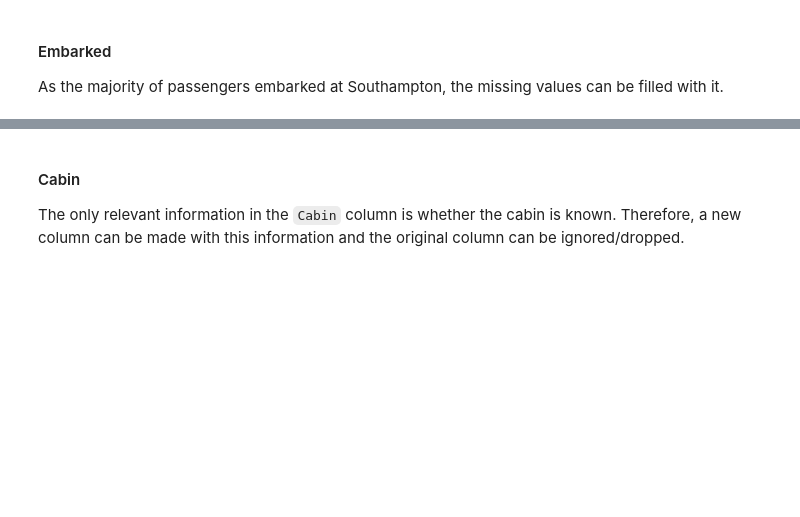
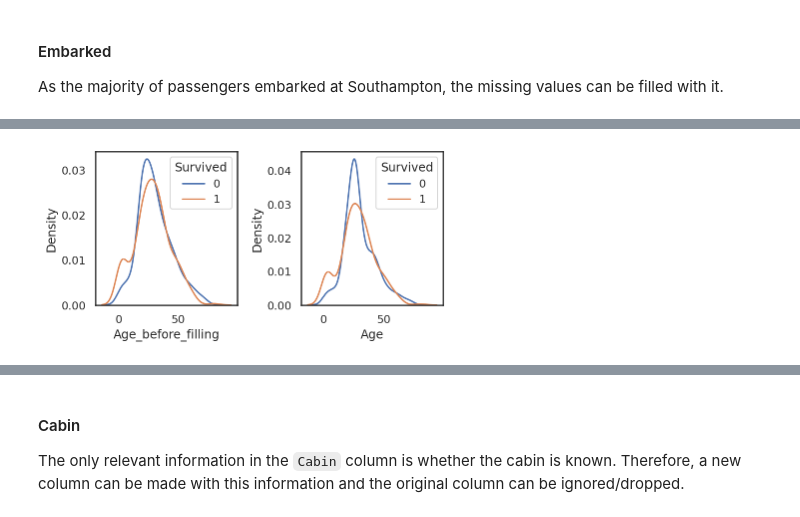
Before and after one commit to dwitvliet/kaggle-titanic, a Jupyter notebook: kaggle-titanic.ipynb, the cells around one changed output, grey strips where cells are left out. Cells and saved outputs as stored; diff of their text form; code cells hidden in the pictures; blank space fills up the shorter version.

```diff
--- a/kaggle-titanic.ipynb
+++ b/kaggle-titanic.ipynb
@@ -284,0 +296,20 @@ train['Embarked'] = train['Embarked'].fillna(top_embarked)
+# %%
+for df in (train, test, train_test):
+    df['Age_before_filling'] = df['Age'].copy()
+    for i, row in df[df['Age'].isna()].iterrows():
+        similar_subset = train_test[~train_test['Age'].isna()]
+        for correlated_col in ['Title', 'Pclass', 'SibSp', 'Parch']:
+            idx_value_match = similar_subset[correlated_col] == row[correlated_col]
+            if idx_value_match.sum() < 5:
+                break
+            similar_subset = similar_subset[idx_value_match]
+        df.loc[i, 'Age'] = similar_subset['Age'].median()
+# %%
+fig, axes = plt.subplots(1, 2, figsize=(6, 3))
+for i, column in enumerate(['Age_before_filling', 'Age']):
+    sns.kdeplot(data=train[train['Survived'] == 0], x=column, label='0', ax=axes[i])
+    sns.kdeplot(data=train[train['Survived'] == 1], x=column, label='1', ax=axes[i])
+    axes[i].legend(title='Survived')
+plt.tight_layout()
+# %% [output]
+[figure, added]
```
Also changed, not shown: parts of 7 cells of this notebook.
